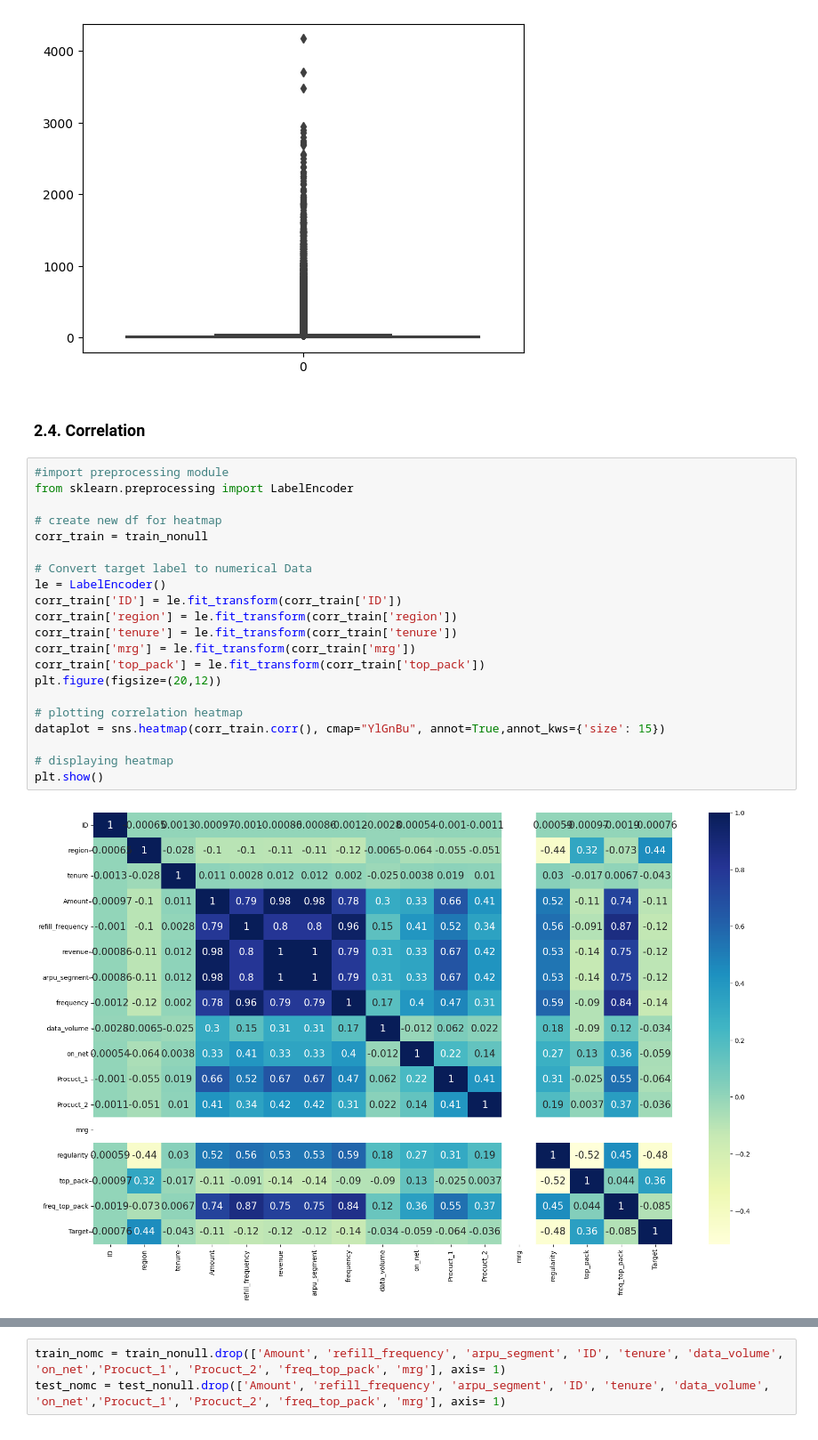
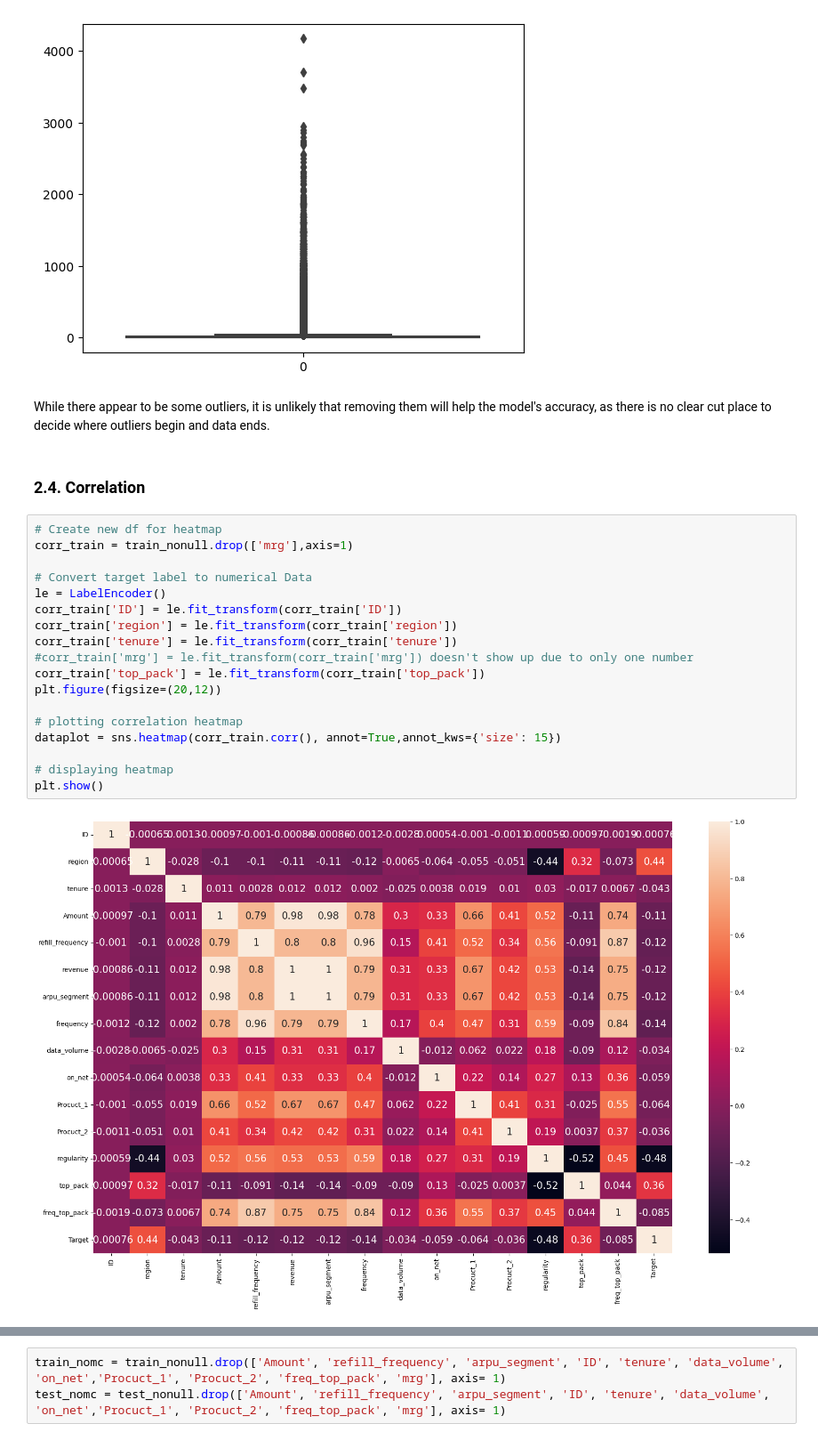
Before and after one commit to QuinnGrace/Sasol, a Jupyter notebook: SasolCustomerRetention.ipynb, the cells around one changed output, grey strips where cells are left out. Shown at 89% size. Cells and saved outputs as stored; diff of their text form.

```diff
--- a/SasolCustomerRetention.ipynb
+++ b/SasolCustomerRetention.ipynb
@@ -270,29 +249,28 @@ sns.boxplot(data=train["Procuct_2"])
 # %% [output]
 <Axes: >
 [figure]
+# %% [markdown]
+While there appear to be some outliers, it is unlikely that removing them will help the model's accuracy, as there is no clear cut place to decide where outliers begin and data ends.
 # %% [markdown]
 ### 2.4. Correlation
 # %%
-#import preprocessing module
-from sklearn.preprocessing import LabelEncoder
-
-# create new df for heatmap
-corr_train = train_nonull
+# Create new df for heatmap
+corr_train = train_nonull.drop(['mrg'],axis=1)
 
 # Convert target label to numerical Data
 le = LabelEncoder()
 corr_train['ID'] = le.fit_transform(corr_train['ID'])
 corr_train['region'] = le.fit_transform(corr_train['region'])
 corr_train['tenure'] = le.fit_transform(corr_train['tenure'])
-corr_train['mrg'] = le.fit_transform(corr_train['mrg'])
+#corr_train['mrg'] = le.fit_transform(corr_train['mrg']) doesn't show up due to only one number
 corr_train['top_pack'] = le.fit_transform(corr_train['top_pack'])
 plt.figure(figsize=(20,12))
 
 # plotting correlation heatmap
-dataplot = sns.heatmap(corr_train.corr(), cmap="YlGnBu", annot=True,annot_kws={'size': 15})
+dataplot = sns.heatmap(corr_train.corr(), annot=True,annot_kws={'size': 15})
 
 # displaying heatmap
 plt.show()
 # %% [output]
-[figure, old version]
+[figure, new version]
 # %% [markdown]
```
Also changed, not shown: parts of 63 cells of this notebook.
